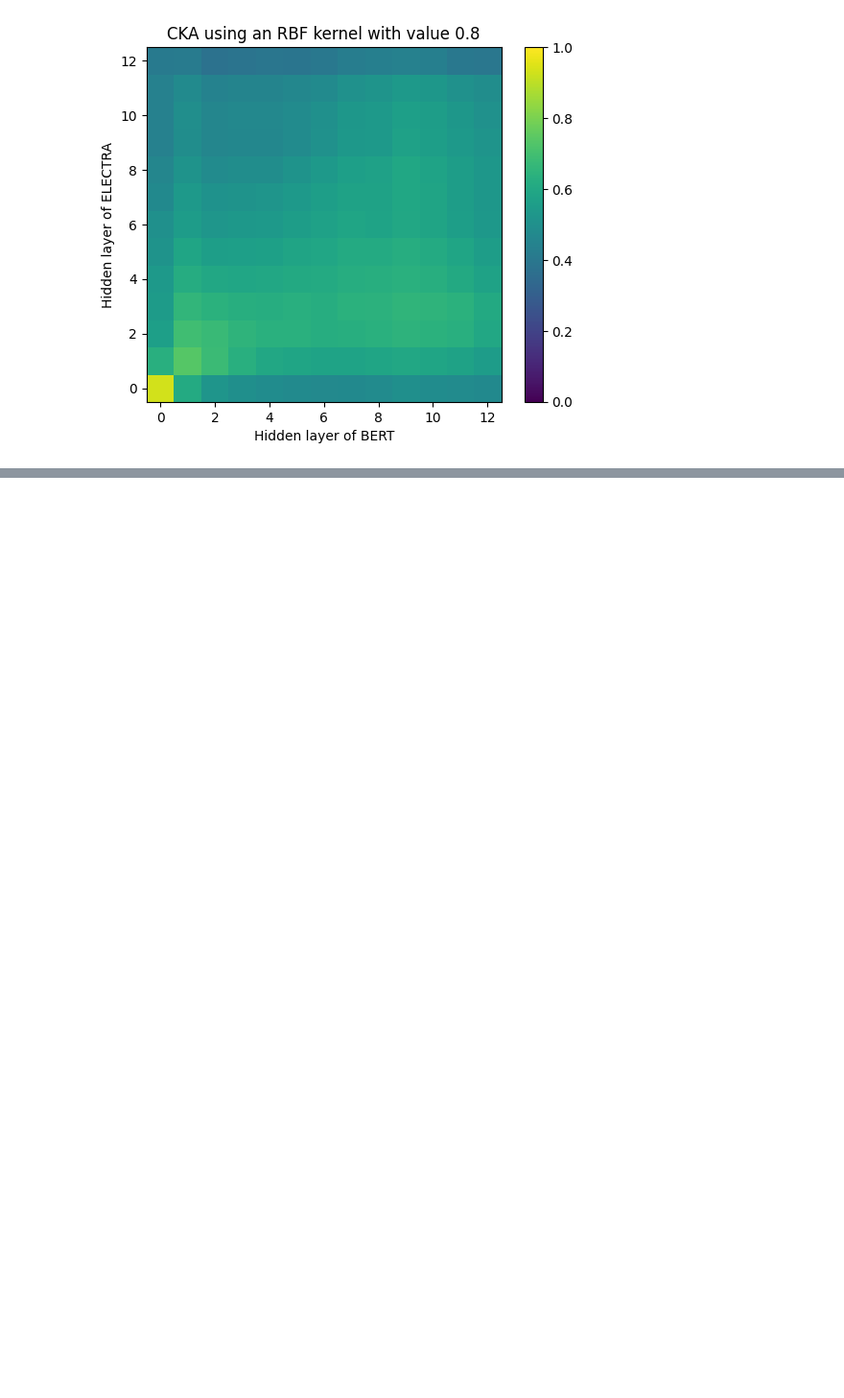
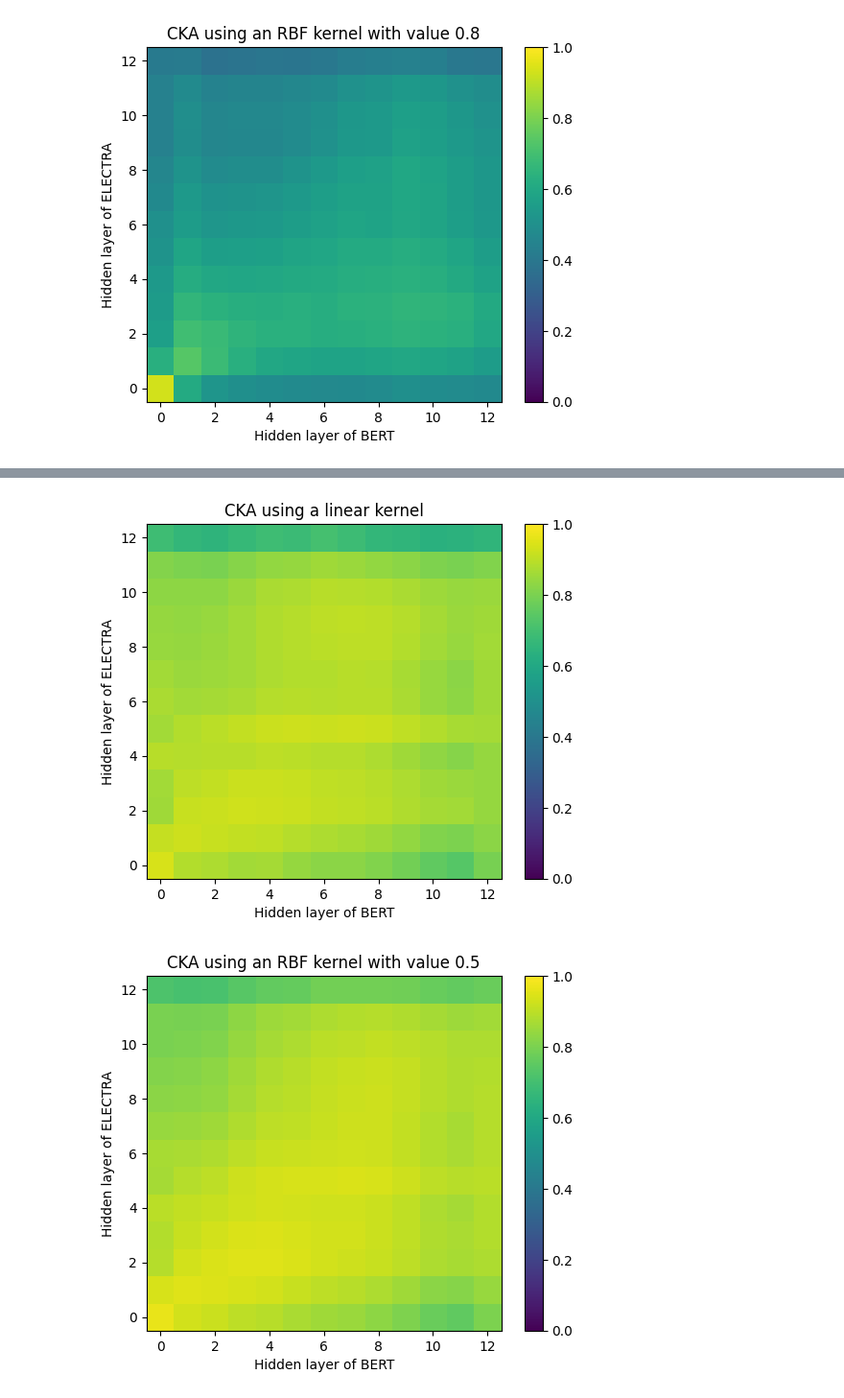
Before and after one commit to ir2718/similarity-embedding-quality, a Jupyter notebook: notebooks/representation_similarity.ipynb, the cells around one changed output, grey strips where cells are left out. Shown at 96% size. Saved outputs shown, nothing was run; the diff lists cells and outputs as text; code cells hidden in the pictures; blank space fills up the shorter version.

```diff
--- a/notebooks/representation_similarity.ipynb
+++ b/notebooks/representation_similarity.ipynb
@@ -420,0 +416,5 @@ plot_heatmap_cka_highlight(electra_activations_np, bert_activations_np, "BERT",
+# %%
+plot_heatmap_cka(electra_activations_np, bert_activations_np, "BERT", "ELECTRA", 0.5)
+# %% [output]
+[figure, added]
+[figure, added]
```
Also changed, not shown: parts of 12 cells of this notebook.
